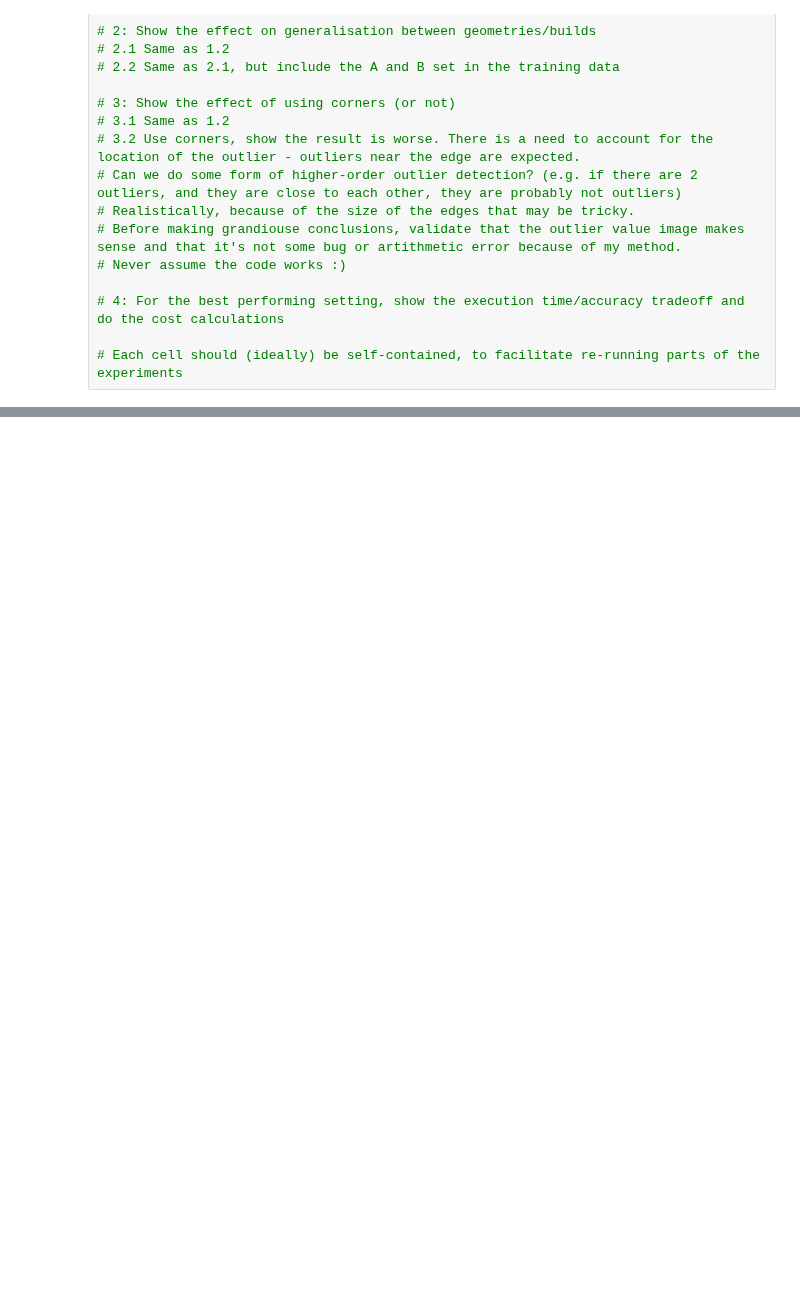
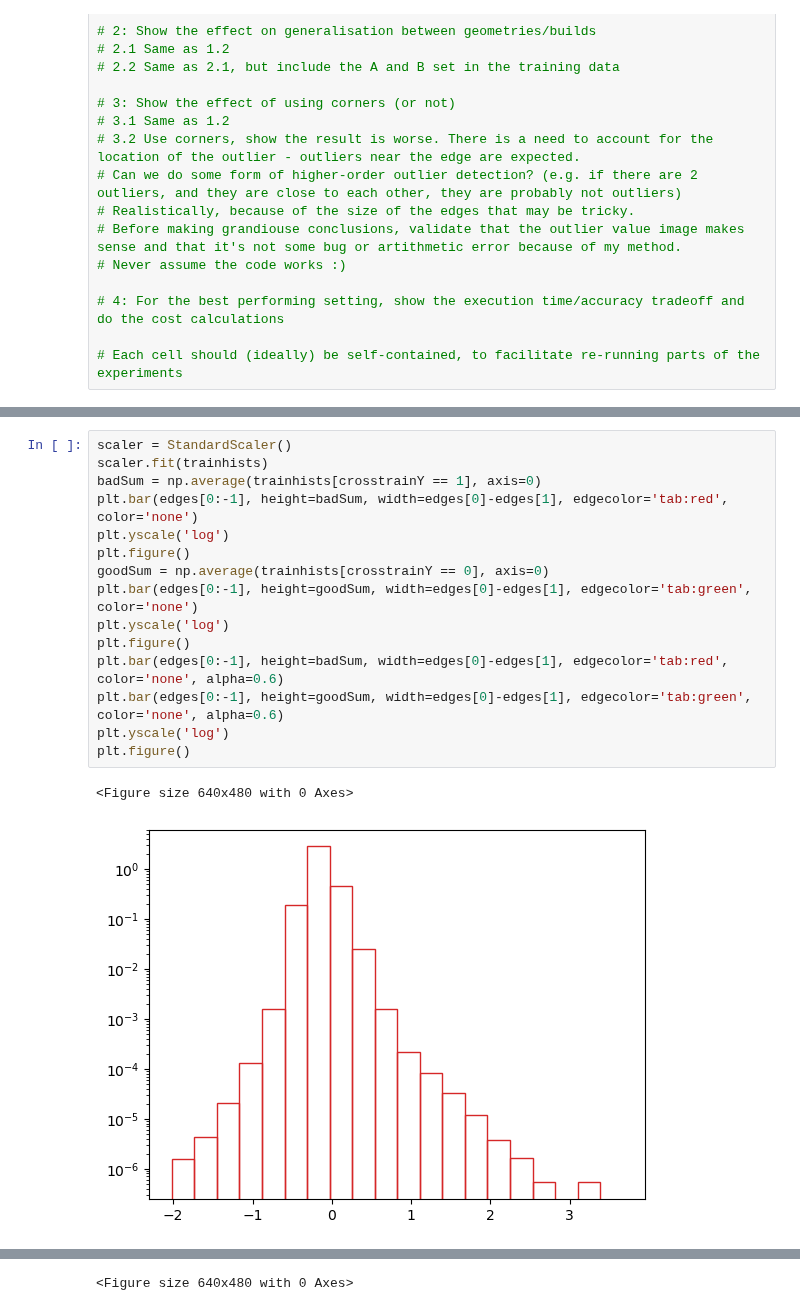
Before and after one commit to ErikSievers/thesis, a Jupyter notebook: Streaming/paper streaming eval.ipynb, the cells around one changed output, grey strips where cells are left out. Cells and saved outputs as stored; diff of their text form; blank space fills up the shorter version.

```diff
--- a/Streaming/paper streaming eval.ipynb
+++ b/Streaming/paper streaming eval.ipynb
@@ -184,3 +202,21 @@ KeyboardInterrupt:
 [figure]
 [figure]
 <Figure size 640x480 with 0 Axes>
+# %%
+scaler = StandardScaler()
+scaler.fit(trainhists)
+badSum = np.average(trainhists[crosstrainY == 1], axis=0)
+plt.bar(edges[0:-1], height=badSum, width=edges[0]-edges[1], edgecolor='tab:red', color='none')
+plt.yscale('log')
+plt.figure()
+goodSum = np.average(trainhists[crosstrainY == 0], axis=0)
+plt.bar(edges[0:-1], height=goodSum, width=edges[0]-edges[1], edgecolor='tab:green', color='none')
+plt.yscale('log')
+plt.figure()
+plt.bar(edges[0:-1], height=badSum, width=edges[0]-edges[1], edgecolor='tab:red', color='none', alpha=0.6)
+plt.bar(edges[0:-1], height=goodSum, width=edges[0]-edges[1], edgecolor='tab:green', color='none', alpha=0.6)
+plt.yscale('log')
+plt.figure()
+# %% [output]
+<Figure size 640x480 with 0 Axes>
+[figure, added]
@@ -186,0 +225 @@ KeyboardInterrupt:
+<Figure size 640x480 with 0 Axes>
```
Also changed, not shown: parts of 2 cells of this notebook, 1 other file.
